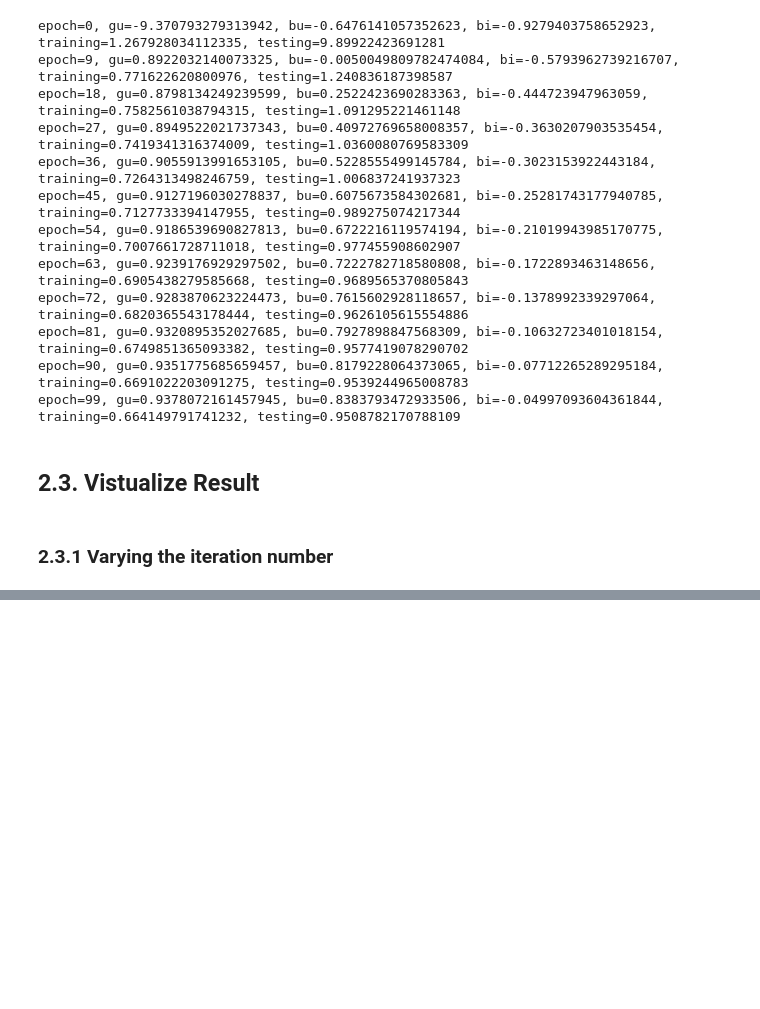
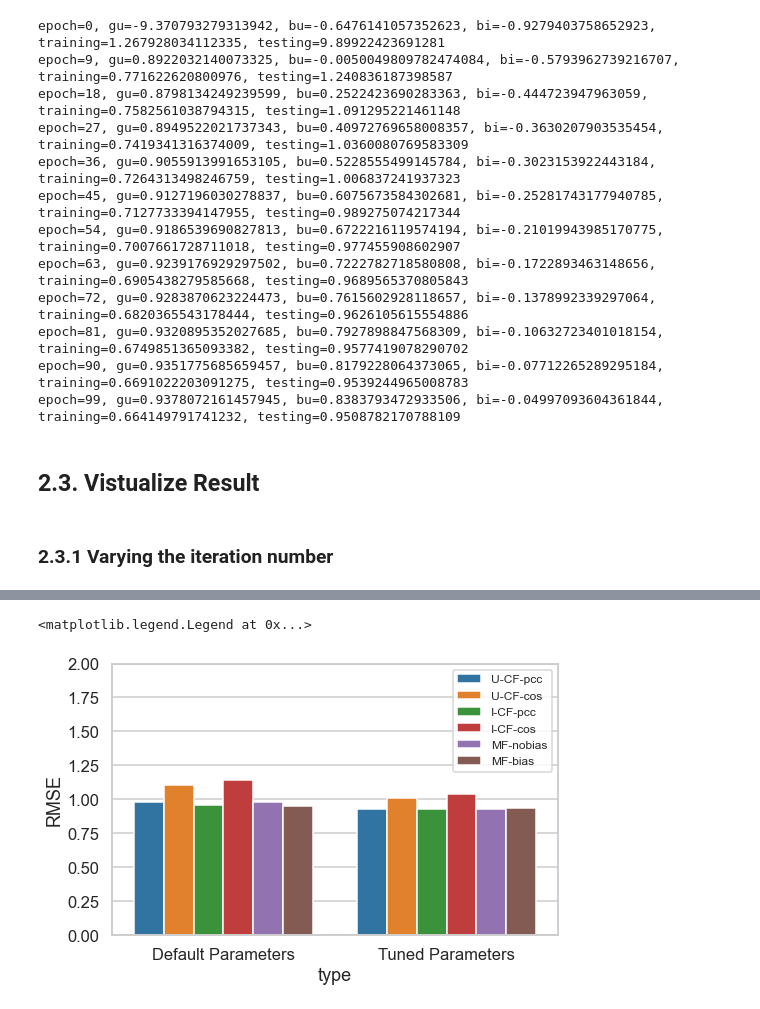
Before and after one commit to Baron1014/recommender_system, a Jupyter notebook: latent_factor.ipynb, the cells around one changed output, grey strips where cells are left out. Cells and saved outputs as stored; diff of their text form; code cells hidden in the pictures; blank space fills up the shorter version.

```diff
--- a/latent_factor.ipynb
+++ b/latent_factor.ipynb
@@ -878,0 +1024,42 @@ epoch=99, gu=0.9378072161457945, bu=0.8383793472933506, bi=-0.04997093604361844,
+# %%
+# Default Parameters
+ucf_pcc_default = ucf_tpcc[3]
+ucf_cos_default = ucf_tcos[3]
+icf_pcc_default = icf_tpcc[3]
+icf_cos_default = icf_tcos[3]
+mf_bias_default = MF_bias_testing[-1]
+mf_nobias_default = MF_nobias_testing[-1]
+
+# Turned Parameters
+ucf_pcc_tuned = min(ucf_tpcc)
+ucf_cos_tuned = min(ucf_tcos)
+icf_pcc_tuned = min(icf_tpcc)
+icf_cos_tuned = min(icf_tcos)
+mf_bias_tuned = min(_MF_bias_testing)
+mf_nobias_tuned = min(MF_bias_testing)
+# %%
+# create data
+d = [
+    ["U-CF-pcc", "Default Parameters", ucf_pcc_default],
+    ["U-CF-cos", "Default Parameters", ucf_cos_default],
+    ["I-CF-pcc", "Default Parameters", icf_pcc_default],
+    ["I-CF-cos", "Default Parameters", icf_cos_default],
+    ["MF-nobias", "Default Parameters", ucf_pcc_default],
+    ["MF-bias", "Default Parameters", mf_bias_default],
+
+    ["U-CF-pcc", "Tuned Parameters", ucf_pcc_tuned],
+    ["U-CF-cos", "Tuned Parameters", ucf_cos_tuned],
+    ["I-CF-pcc", "Tuned Parameters", icf_pcc_tuned],
+    ["I-CF-cos", "Tuned Parameters", icf_cos_tuned],
+    ["MF-nobias", "Tuned Parameters", ucf_pcc_tuned],
+    ["MF-bias", "Tuned Parameters", mf_bias_tuned],
+]
+performance = pd.DataFrame(d, columns=["method","type","RMSE"])
+# %%
+plt.figure(figsize=(8,5))
+plt.ylim(0,2)
+sns.barplot(x="type", y="RMSE", hue="method", data=performance)
+plt.legend(loc="upper right", prop={'size':12})
+# %% [output]
+<matplotlib.legend.Legend at 0x...>
+[figure, added]
```
Also changed, not shown: parts of 14 cells of this notebook.
